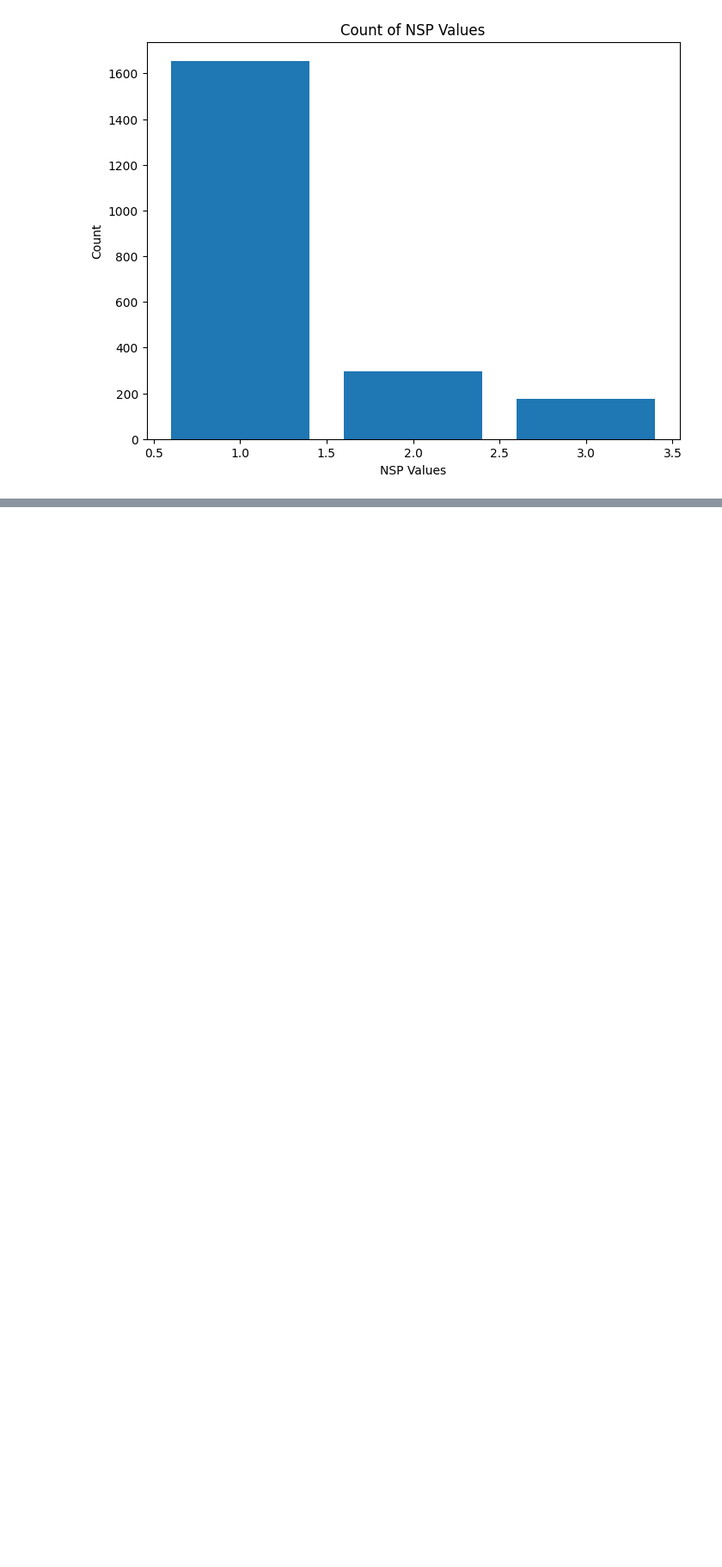
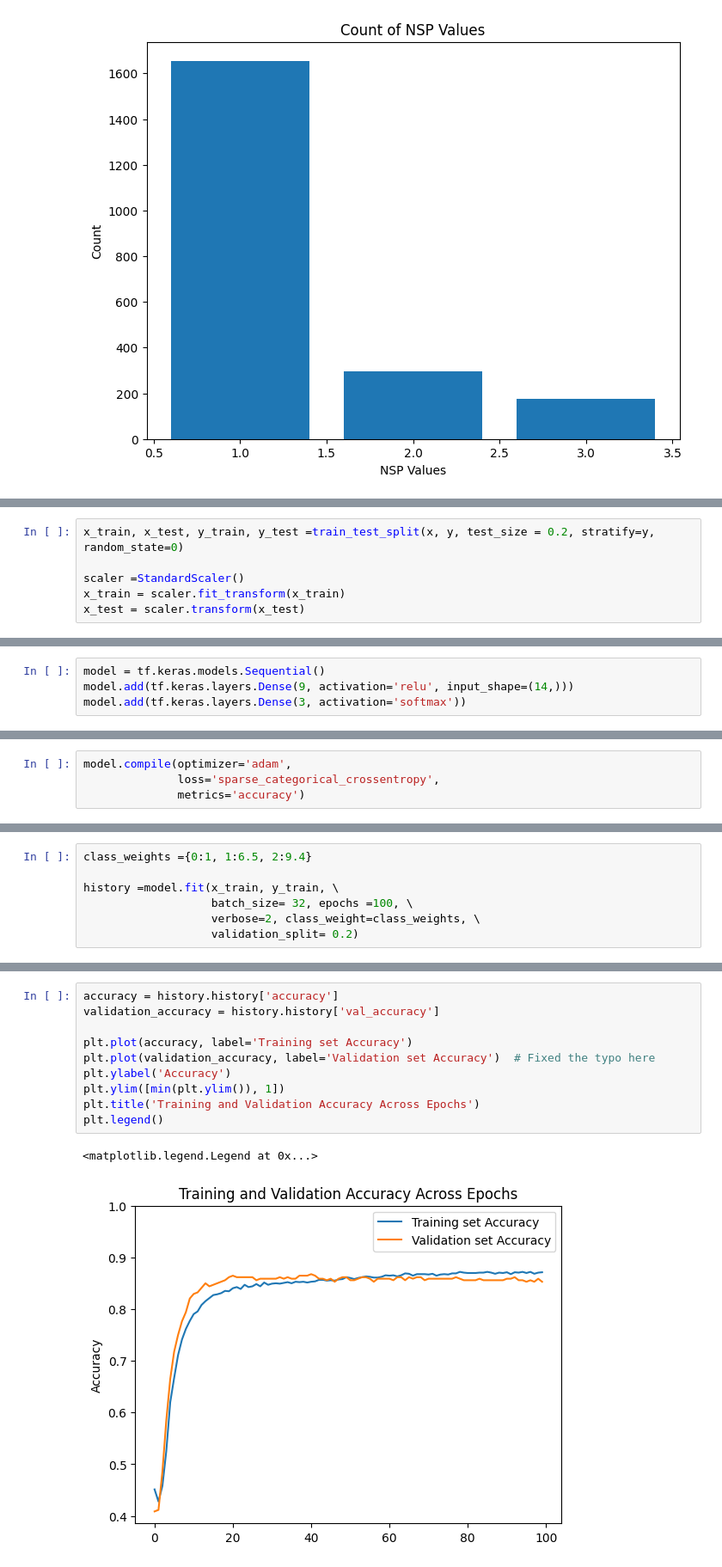
Before and after one commit to kwakpovwe/kwakpovwe, a Jupyter notebook: Introduction_to_Neural_Networks_with_Keras.ipynb, the cells around one changed output, grey strips where cells are left out. Shown at 86% size. Drawn from its saved outputs; the diff is of its cells as text; blank space fills up the shorter version.

```diff
--- a/Introduction_to_Neural_Networks_with_Keras.ipynb
+++ b/Introduction_to_Neural_Networks_with_Keras.ipynb
@@ -104,0 +116,6 @@ plt.show()
+# %%
+x_train, x_test, y_train, y_test =train_test_split(x, y, test_size = 0.2, stratify=y, random_state=0)
+
+scaler =StandardScaler()
+x_train = scaler.fit_transform(x_train)
+x_test = scaler.transform(x_test)
@@ -104,0 +131,4 @@ plt.show()
+# %%
+model = tf.keras.models.Sequential()
+model.add(tf.keras.layers.Dense(9, activation='relu', input_shape=(14,)))
+model.add(tf.keras.layers.Dense(3, activation='softmax'))
@@ -104,0 +155,4 @@ plt.show()
+# %%
+model.compile(optimizer='adam',
+              loss='sparse_categorical_crossentropy',
+              metrics='accuracy')
@@ -104,0 +196,7 @@ plt.show()
+# %%
+class_weights ={0:1, 1:6.5, 2:9.4}
+
+history =model.fit(x_train, y_train, \
+                   batch_size= 32, epochs =100, \
+                   verbose=2, class_weight=class_weights, \
+                   validation_split= 0.2)
@@ -104,0 +228,13 @@ plt.show()
+# %%
+accuracy = history.history['accuracy']
+validation_accuracy = history.history['val_accuracy']
+
+plt.plot(accuracy, label='Training set Accuracy')
+plt.plot(validation_accuracy, label='Validation set Accuracy')  # Fixed the typo here
+plt.ylabel('Accuracy')
+plt.ylim([min(plt.ylim()), 1])
+plt.title('Training and Validation Accuracy Across Epochs')
+plt.legend()
+# %% [output]
+<matplotlib.legend.Legend at 0x...>
+[figure, added]
```
Also changed, not shown: parts of 27 cells of this notebook.
